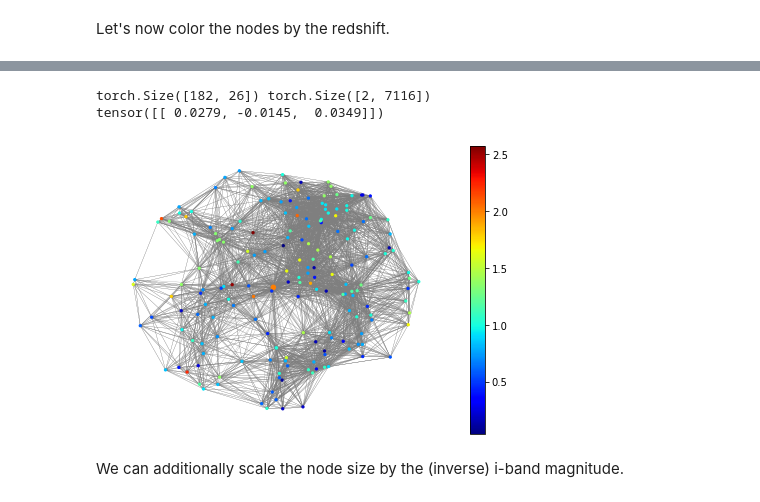
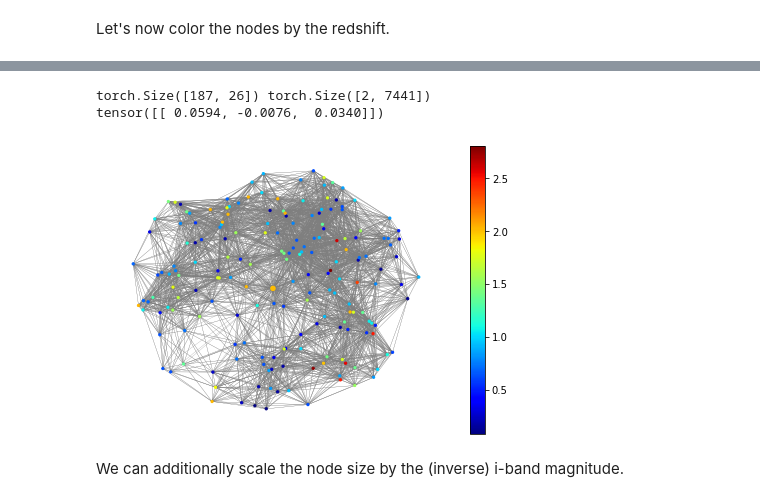
Before and after one commit to jiwoncpark/node-to-joy, a Jupyter notebook: demo/[Tutorial]_Visualize_Single_Sightline_Subgraph.ipynb, the cells around one changed output, grey strips where cells are left out. Drawn from its saved outputs; the diff is of its cells as text; code cells hidden in the pictures.

```diff
--- a/demo/[Tutorial]_Visualize_Single_Sightline_Subgraph.ipynb
+++ b/demo/[Tutorial]_Visualize_Single_Sightline_Subgraph.ipynb
@@ -88,33 +76,35 @@ plt.legend()
 # %%
+from torch_geometric.utils import to_networkx
+import networkx as nx
 import matplotlib
 
-data_i = 15
+data_i = 90
 cmap = matplotlib.cm.get_cmap('jet')
 sample_data = dataset[data_i]
 sample_networkx = to_networkx(sample_data)
 n_nodes = sample_data.x.shape[0]
 # Color by redshift
 z = sample_data.x[:, 3].numpy()
 z[0] = sightlines.iloc[data_i]['z']
 scaled_z = (z - z.min())/(z.max() - z.min())  # scale 0 to 1 for colormap
 node_color = cmap(scaled_z)
 # Make sightline node bigger
 node_size = np.ones(n_nodes)*5
 node_size[0] = 20
 nx.draw(sample_networkx, pos=dict(zip(range(n_nodes), sample_data.x[:, 4:6].tolist())),
         width=0.2, edge_color='tab:gray', arrowsize=1, alpha=1.0,
         node_color=node_color, node_size=node_size)
 
 sm = plt.cm.ScalarMappable(cmap=cmap, norm=plt.Normalize(vmin=z.min(), vmax=z.max()))
 sm.set_array([])
 plt.colorbar(sm)
 
 print(sample_data.x.shape, sample_data.edge_index.shape)
 print(sample_data.y)
 # %% [output]
-torch.Size([182, 26]) torch.Size([2, 7116])
-tensor([[ 0.0279, -0.0145,  0.0349]])
+torch.Size([187, 26]) torch.Size([2, 7441])
+tensor([[ 0.0594, -0.0076,  0.0340]])
-[figure, old version]
+[figure, new version]
 # %% [markdown]
 We can additionally scale the node size by the (inverse) i-band magnitude.
 # %%
```
Also changed, not shown: parts of 7 cells of this notebook, 4 other files.
